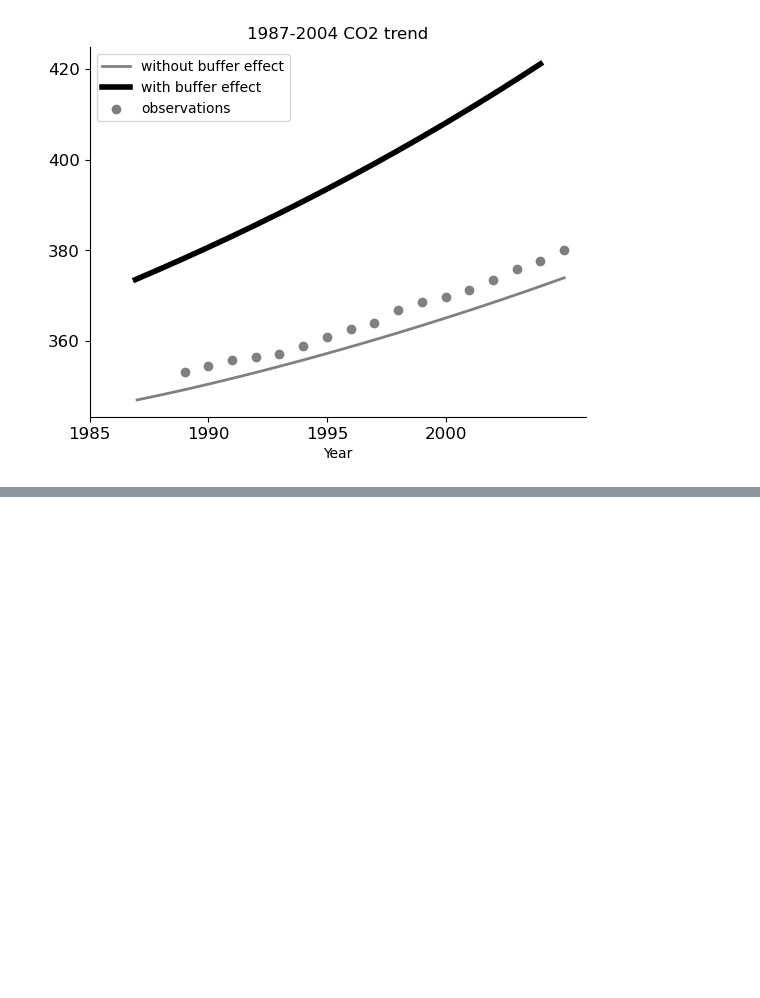
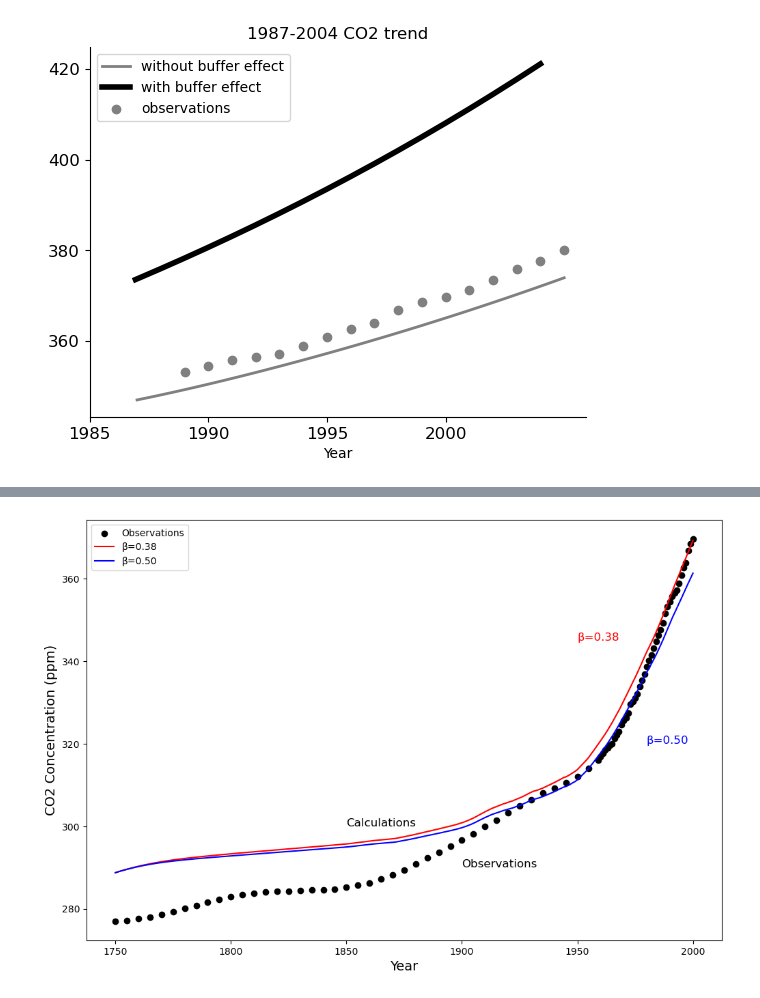
Before and after one commit to lsq-647/ESE5023_Assignments_12332320, a Jupyter notebook: PS5/PS5.ipynb, the cells around one changed output, grey strips where cells are left out. Cells and saved outputs as stored; diff of their text form; code cells hidden in the pictures; blank space fills up the shorter version.

```diff
--- a/PS5/PS5.ipynb
+++ b/PS5/PS5.ipynb
@@ -183,0 +187,13 @@ plt.show()
+# %%
+# got help from my classmate Xu Jiwen
+co2_observations = pd.read_csv('1750-2000CO2.csv')
+land_use_data = pd.read_excel('Global_land-use_flux-1750_2005.xls')
+ff_emissions = pd.read_csv('global.1751_2014.csv')
+
+
+land_use_data = land_use_data[['Year', 'Global']]
+land_use_data['LandUseChange'] = land_use_data['Global'] / (1000 * 2.13)
+
+ff_emissions = ff_emissions[['Year', 'Total carbon emissions from fossil fuel consumption and cement production (million metric tons of C)', 'Carbon emissions from cement production']]
+ff_emissions['FossilFuelEmissions'] = ff_emissions.iloc[:, 1] - ff_emissions.iloc[:, 2]
+ff_emissions['EmissionFactor'] = ff_emissions['FossilFuelEmissions'] / (1000 * 2.13)
@@ -183,0 +247,23 @@ plt.show()
+# %%
+plt.figure(figsize=(12, 8))
+
+plt.scatter(co2_observations['year'], co2_observations['mean'], label='Observations', color='black')
+
+plt.text(1850, 300, 'Calculations', fontsize=12)
+plt.text(1900, 290, 'Observations', fontsize=12)
+plt.text(1950, 345, 'β=0.38', fontsize=12, color='red')
+plt.text(1980, 320, 'β=0.50', fontsize=12, color='blue')
+
+# Draw the results of each beta value directly, with the colors red and blue
+plt.plot(range(1750, 2001), results[0], color='red', label='β=0.38')
+plt.plot(range(1750, 2001), results[1], color='blue', label='β=0.50')
+
+
+plt.xlabel('Year', fontsize=14)
+plt.ylabel('CO2 Concentration (ppm)', fontsize=14)
+
+plt.legend()
+
+plt.show()
+# %% [output]
+[figure, added]
```
Also changed, not shown: parts of 5 cells of this notebook.
